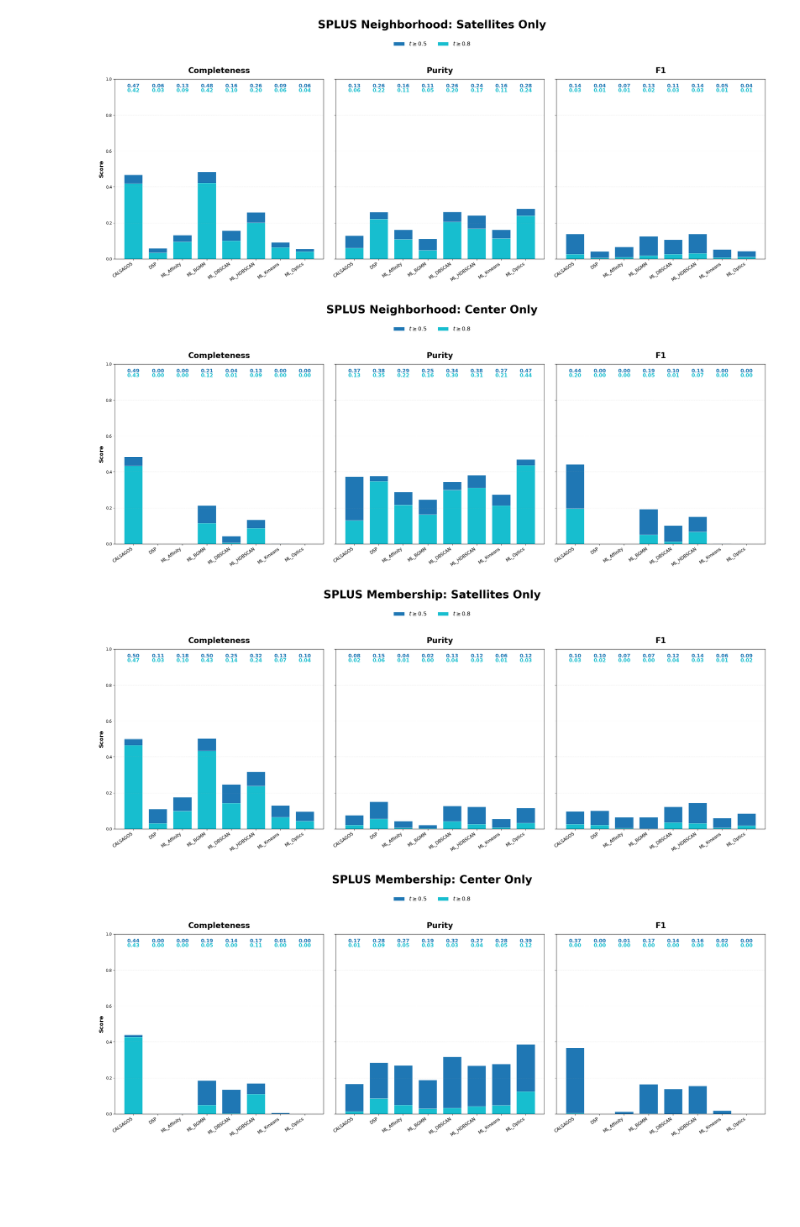
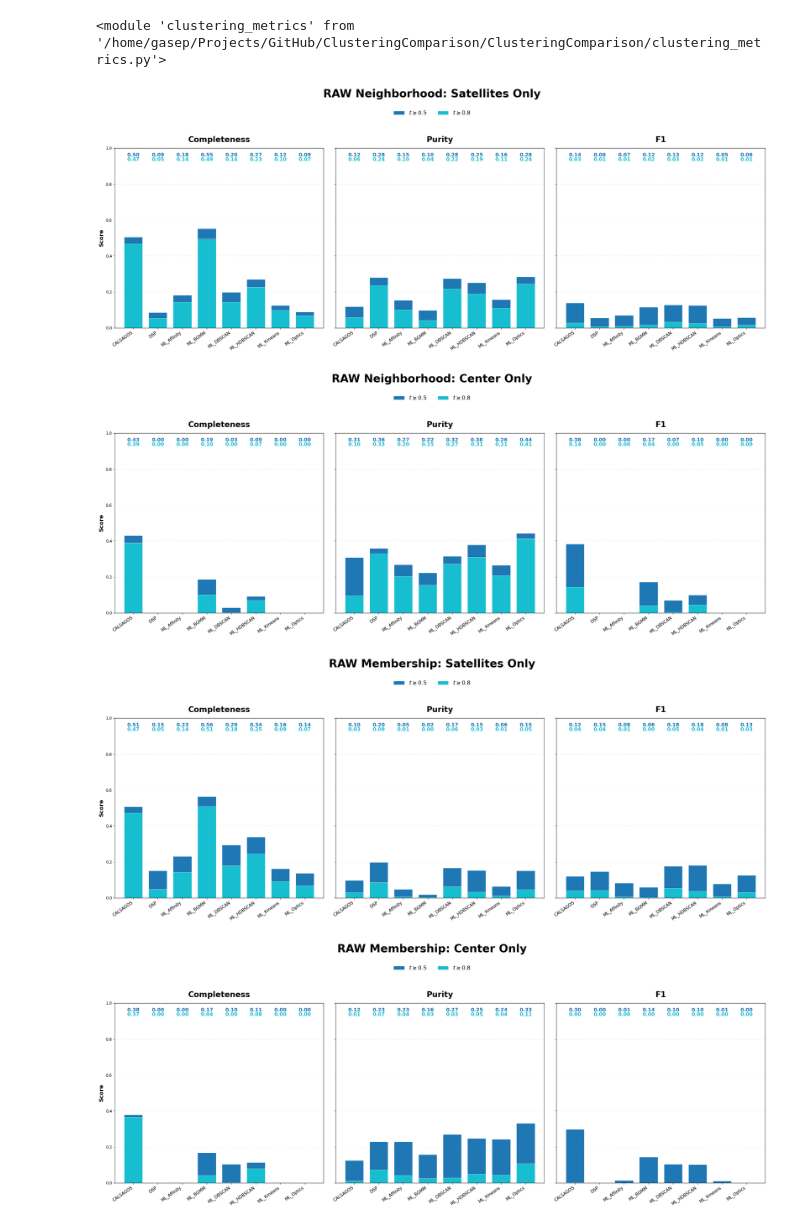
Before and after one commit to Prion6/ClusteringComparison, a Jupyter notebook: results_profiler.ipynb, the cells around one changed output. Saved outputs shown, nothing was run; the diff lists cells and outputs as text; code cells hidden in the pictures; blank space fills up the shorter version.

```diff
--- a/results_profiler.ipynb
+++ b/results_profiler.ipynb
@@ -170,24 +264,40 @@ spatial_metrics = {
     "N_Completeness": cu.calculate_overlap_completeness,
     "N_Purity": cu.calculate_overlap_purity,
     "N_F1": cu.calculate_overlap_f1
-
 }
 
 keys = ["Raw", "Clean", "SPLUS"]
 
 for metric_name, metric_func in spatial_metrics.items():
     for key in keys:
+        results_dict = {}
 
-        reuslts_dict = metrics.compute_spatial_metric(mdm.load_results(f"Results/{key}_samples"), cluster_samples[key], metric_func)
+        reported_results = mdm.load_results(f"Results/{key}_samples")
+
+        for method, alg_report in reported_results.items():
+            executions = alg_report["executions"]
+            clustering_results = mdm.transpose_list_of_dfs(executions)
+
+            cluster_metrics = metrics.compute_spatial_metric(
+                clustering_results,
+                cluster_samples[key],
+                metric_func
+            )
+
+            results_dict[method] = cluster_metrics
 
         directory = f"Metrics/{metric_name}/{key}"
+        os.makedirs(directory, exist_ok=True)
 
-        if directory:  # avoid issues if filename has no path
-            os.makedirs(directory, exist_ok=True)
+        with open(f"{directory}/results.pkl", "wb") as f:
+            pickle.dump(results_dict, f)
 
-        with open(f"Metrics/{metric_name}/{key}/results.pkl", "wb") as f:
-            pickle.dump(reuslts_dict, f)
+        del results_dict
+        gc.collect()
 
-        del reuslts_dict
-        gc.collect()
     gc.collect()
+# %%
+import importlib
+importlib.reload(metrics)
+# %% [output]
+<module 'clustering_metrics' from '/home/gasep/Projects/GitHub/ClusteringComparison/ClusteringComparison/clustering_metrics.py'>
@@ -295,7 +451,7 @@ import matplotlib.pyplot as plt
 import plot_maker as pm
 
 # --- CONFIG ---
-keys = ["SPLUS"]
+keys = ["Raw","Clean","SPLUS"]
 modes = ["satellites", "center"]
 
 metric_trios = [
@@ -343,13 +499,8 @@ for key in keys:
                     metric_name=metric,
                     thresholds=thresholds,
                     methods_order=methods_order,
-                    ax=axes[i],
-                    colors=None,   # uses DEFAULT_PALETTE
-                    ymax=1,
-                    text_top_margin=0.025,
-                    text_gap=0.025,
-                    show_ylabel=(i == 0),
-                    bar_width=0.75
+                    ax=axes[i]
+                    show_ylabel=(i == 0)
                 )
 
                 if plotted:
@@ -362,34 +513,34 @@ for key in keys:
                     fontweight="bold",
                     y=0.98
                 )
 
                 handles, labels = axes[0].get_legend_handles_labels()
                 unique = dict(zip(labels, handles))
 
                 fig.legend(
                     unique.values(),
                     unique.keys(),
                     loc="upper center",
                     bbox_to_anchor=(0.5, 0.92),
                     ncol=len(thresholds),
                     frameon=False,
                     fontsize=14
                 )
 
                 plt.tight_layout(rect=[0, 0.03, 1, 0.88])
 
                 save_dir = f"Images/{key}/{trio_name}/"
                 os.makedirs(save_dir, exist_ok=True)
 
                 thresholds_tag = "_".join(str(t).replace(".", "") for t in thresholds)
                 save_path = f"{save_dir}{mode}_t{thresholds_tag}.png"
 
                 plt.savefig(save_path, dpi=300, bbox_inches="tight")
                 plt.show()
             else:
                 plt.close(fig)
 # %% [output]
-[figure, old version]
+[figure, new version]
-[figure, old version]
+[figure, new version]
-[figure, old version]
+[figure, new version]
-[figure, old version]
+[figure, new version]
```
Also changed, not shown: parts of 22 cells of this notebook, 9 other files.
